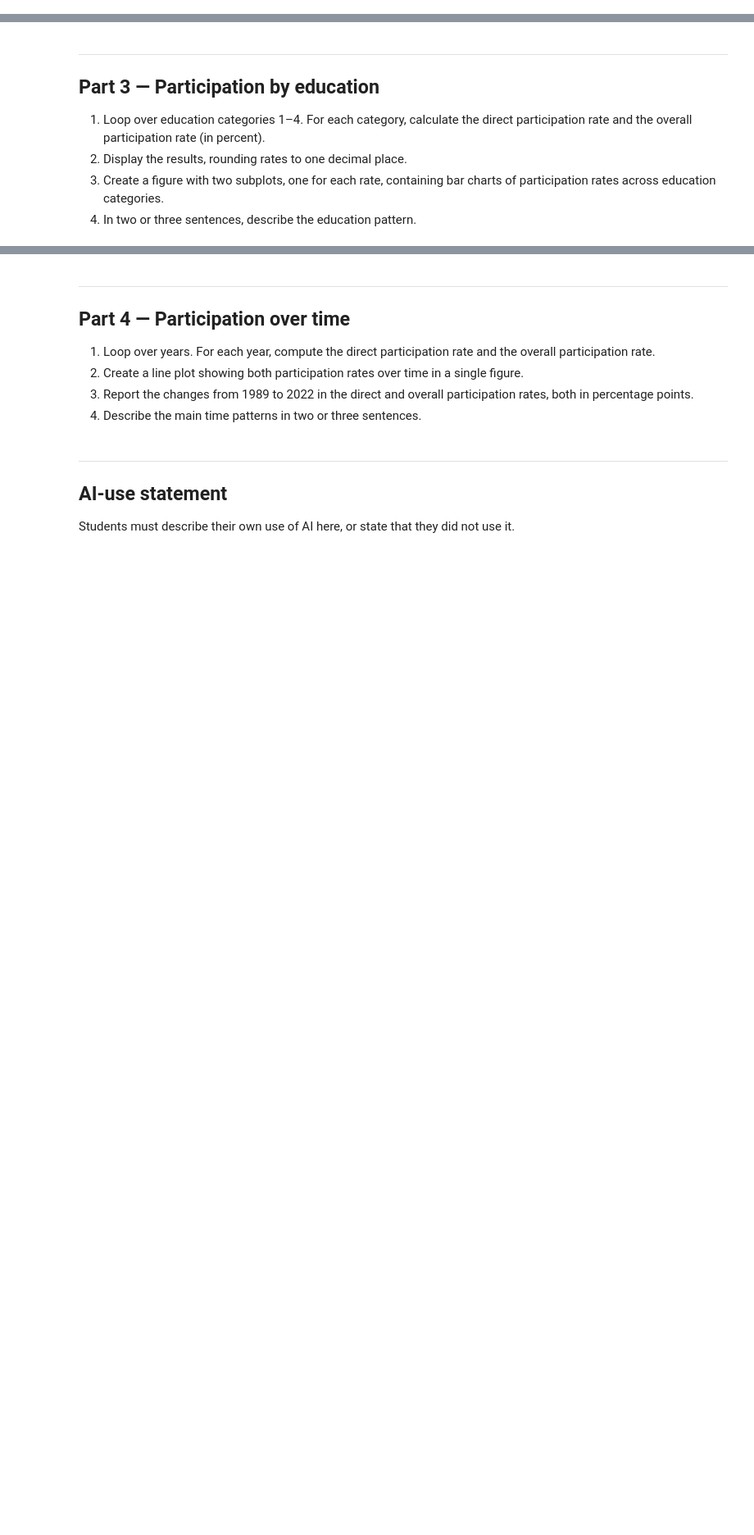
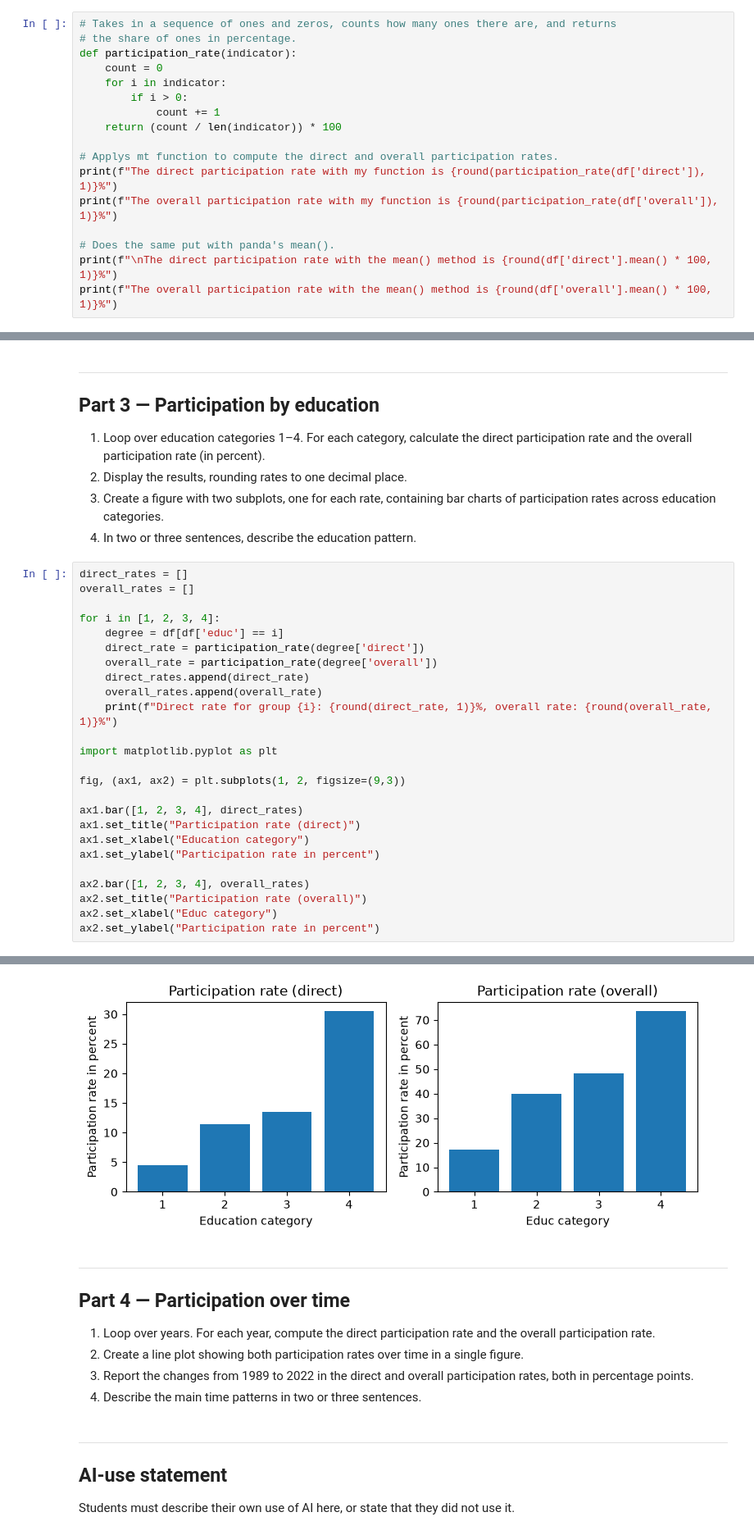
Before and after one commit to Snorre1001/TECH2_Assignment03, a Jupyter notebook: assignment3.ipynb, the cells around one changed output, grey strips where cells are left out. Shown at 82% size. Cells and saved outputs as stored; diff of their text form; blank space fills up the shorter version.

```diff
--- a/assignment3.ipynb
+++ b/assignment3.ipynb
@@ -157,3 +157,20 @@ built-in `mean()` method.
    results.
 3. Use pandas's built-in `mean()` method to compute the direct and overall
    participation rates. Report the results.
+# %%
+# Takes in a sequence of ones and zeros, counts how many ones there are, and returns
+# the share of ones in percentage.
+def participation_rate(indicator):
+    count = 0
+    for i in indicator:
+        if i > 0:
+            count += 1
+    return (count / len(indicator)) * 100
+
+# Applys mt function to compute the direct and overall participation rates.
+print(f"The direct participation rate with my function is {round(participation_rate(df['direct']), 1)}%")
+print(f"The overall participation rate with my function is {round(participation_rate(df['overall']), 1)}%")
+
+# Does the same put with panda's mean().
+print(f"\nThe direct participation rate with the mean() method is {round(df['direct'].mean() * 100, 1)}%")
+print(f"The overall participation rate with the mean() method is {round(df['overall'].mean() * 100, 1)}%")
@@ -167,3 +190,29 @@ built-in `mean()` method.
 3. Create a figure with two subplots, one for each rate, containing bar charts
    of participation rates across education categories.
 4. In two or three sentences, describe the education pattern.
+# %%
+direct_rates = []
+overall_rates = []
+
+for i in [1, 2, 3, 4]:
+    degree = df[df['educ'] == i]
+    direct_rate = participation_rate(degree['direct'])
+    overall_rate = participation_rate(degree['overall'])
+    direct_rates.append(direct_rate)
+    overall_rates.append(overall_rate)
+    print(f"Direct rate for group {i}: {round(direct_rate, 1)}%, overall rate: {round(overall_rate, 1)}%")
+
+import matplotlib.pyplot as plt
+
+fig, (ax1, ax2) = plt.subplots(1, 2, figsize=(9,3))
+
+ax1.bar([1, 2, 3, 4], direct_rates)
+ax1.set_title("Participation rate (direct)")
+ax1.set_xlabel("Education category")
+ax1.set_ylabel("Participation rate in percent")
+
+ax2.bar([1, 2, 3, 4], overall_rates)
+ax2.set_title("Participation rate (overall)")
+ax2.set_xlabel("Educ category")
+ax2.set_ylabel("Participation rate in percent")
+# %% [output]
@@ -170,3 +224,4 @@ built-in `mean()` method.
+[figure, added]
 # %% [markdown]
 ***
 ## Part 4 — Participation over time
```
Also changed, not shown: parts of 3 cells of this notebook.
